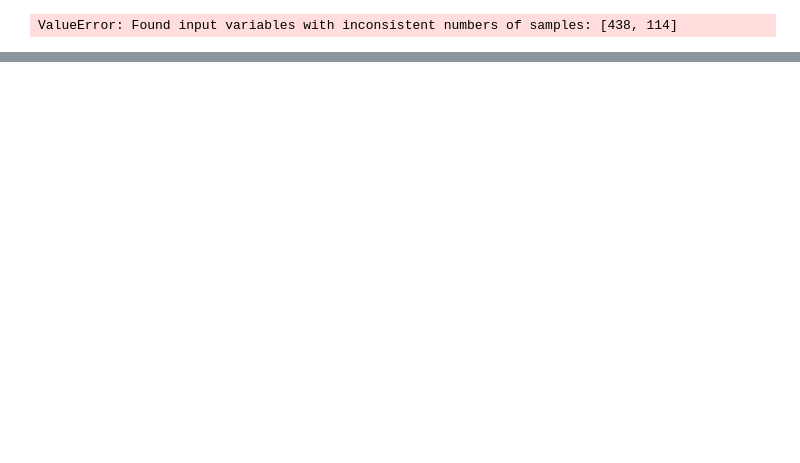
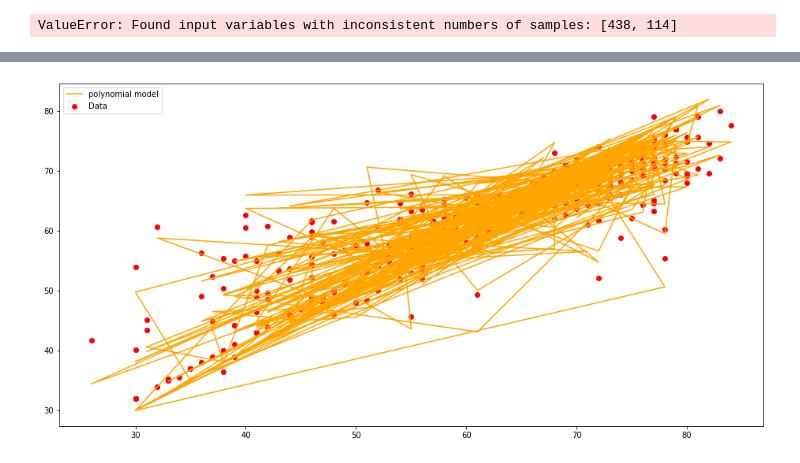
Before and after one commit to joebar200/CS986-final-final-, a Jupyter notebook: Clf - Decision Tree FinalFinal Joe Version .ipynb, the cells around one changed output, grey strips where cells are left out. Cells and saved outputs as stored; diff of their text form; code cells hidden in the pictures; blank space fills up the shorter version.

```diff
--- a/Clf - Decision Tree FinalFinal Joe Version .ipynb
+++ b/Clf - Decision Tree FinalFinal Joe Version .ipynb
@@ -609,0 +619,8 @@ ValueError: Found input variables with inconsistent numbers of samples: [438, 11
+# %%
+plt.figure(figsize=(16,8))
+plt.scatter(Y_train, spotify_poly_train_preds, color='red', label = 'Data')
+plt.plot(Y_train, svr_poly.predict(X_train_prepared), color='orange', label='polynomial model')
+plt.legend()
+plt.show()
+# %% [output]
+[figure, added]
```
Also changed, not shown: parts of 21 cells of this notebook.
